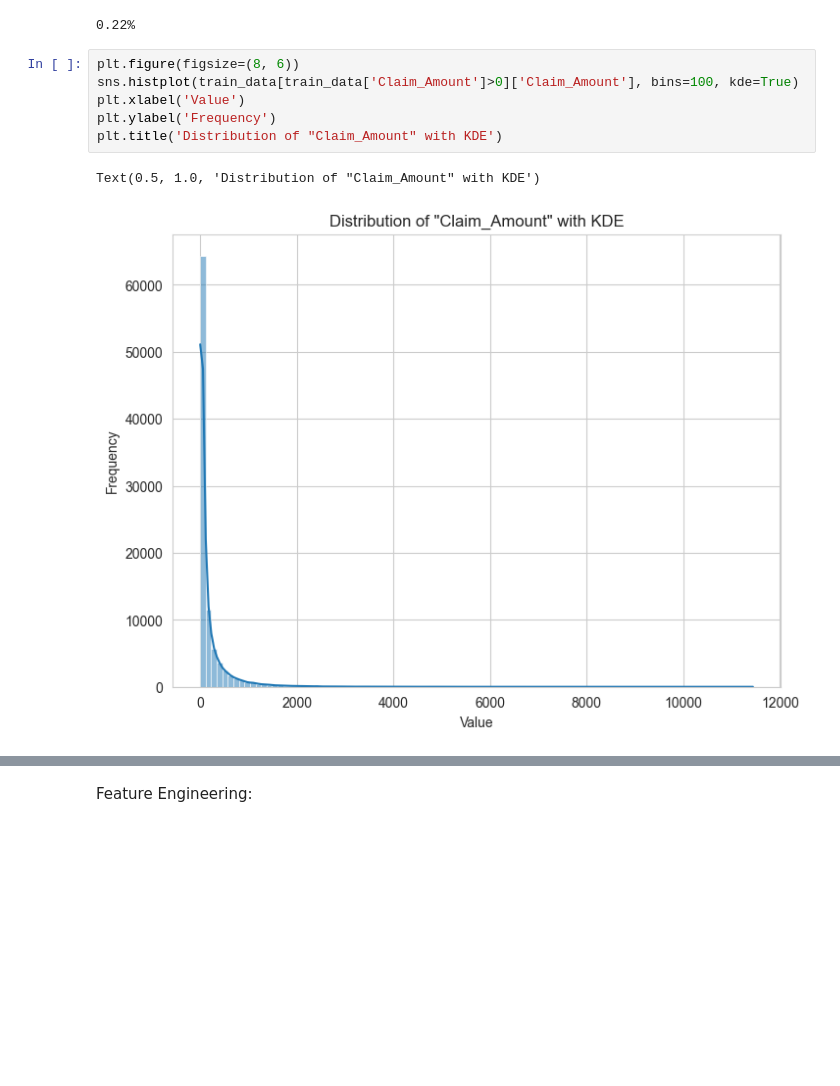
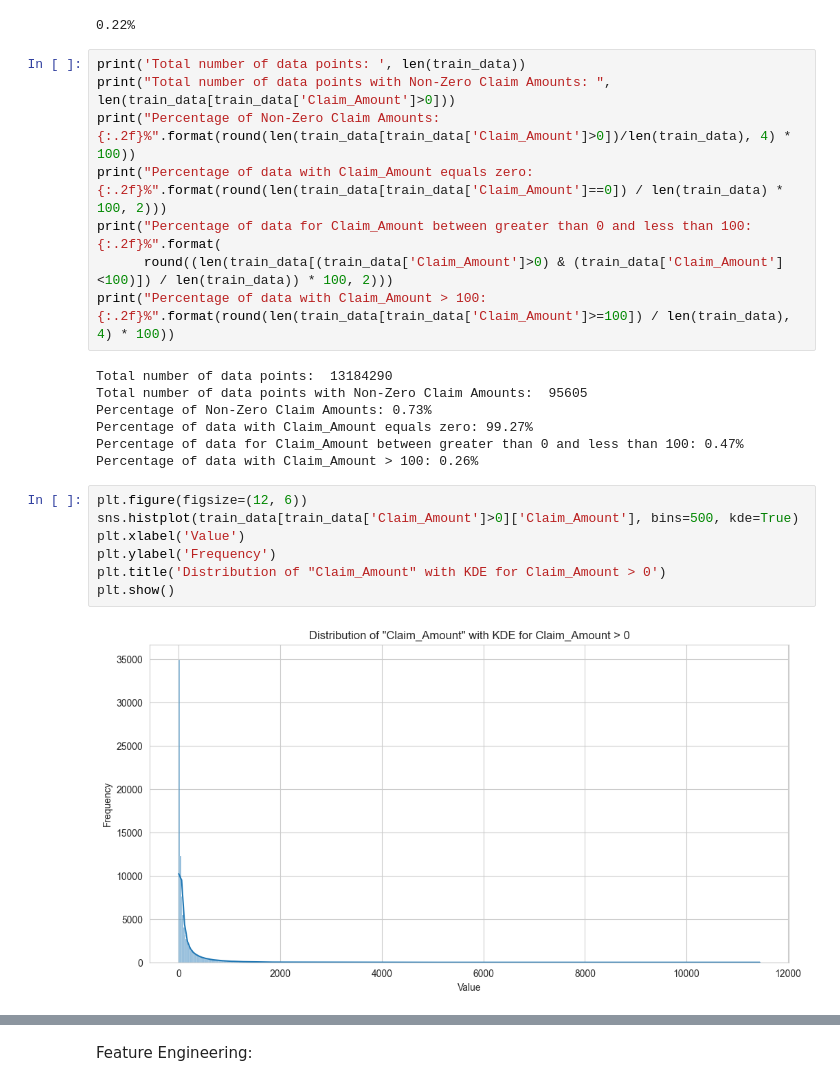
Before and after one commit to AnoopCA/Vehicle_Insurance_Claims_Prediction, a Jupyter notebook: Claims_Prediction.ipynb, the cells around one changed output, grey strips where cells are left out. Drawn from its saved outputs; the diff is of its cells as text; blank space fills up the shorter version.

```diff
--- a/Claims_Prediction.ipynb
+++ b/Claims_Prediction.ipynb
@@ -317,13 +317,28 @@ null_count[null_count['Null_Count'] > 0]
 print("{:.2f}%".format(round(null_count[null_count['Null_Count'] > 0].loc['Cat12'][0] / len(train_data) * 100, 2)))
 # %% [output]
 0.22%
+# %%
+print('Total number of data points: ', len(train_data))
+print("Total number of data points with Non-Zero Claim Amounts: ", len(train_data[train_data['Claim_Amount']>0]))
+print("Percentage of Non-Zero Claim Amounts: {:.2f}%".format(round(len(train_data[train_data['Claim_Amount']>0])/len(train_data), 4) * 100))
+print("Percentage of data with Claim_Amount equals zero: {:.2f}%".format(round(len(train_data[train_data['Claim_Amount']==0]) / len(train_data) * 100, 2)))
+print("Percentage of data for Claim_Amount between greater than 0 and less than 100: {:.2f}%".format(
+      round((len(train_data[(train_data['Claim_Amount']>0) & (train_data['Claim_Amount']<100)]) / len(train_data)) * 100, 2)))
+print("Percentage of data with Claim_Amount > 100: {:.2f}%".format(round(len(train_data[train_data['Claim_Amount']>=100]) / len(train_data), 4) * 100))
+# %% [output]
+Total number of data points:  13184290
+Total number of data points with Non-Zero Claim Amounts:  95605
+Percentage of Non-Zero Claim Amounts: 0.73%
+Percentage of data with Claim_Amount equals zero: 99.27%
+Percentage of data for Claim_Amount between greater than 0 and less than 100: 0.47%
+Percentage of data with Claim_Amount > 100: 0.26%
 # %%
-plt.figure(figsize=(8, 6))
-sns.histplot(train_data[train_data['Claim_Amount']>0]['Claim_Amount'], bins=100, kde=True)
+plt.figure(figsize=(12, 6))
+sns.histplot(train_data[train_data['Claim_Amount']>0]['Claim_Amount'], bins=500, kde=True)
 plt.xlabel('Value')
 plt.ylabel('Frequency')
-plt.title('Distribution of "Claim_Amount" with KDE')
+plt.title('Distribution of "Claim_Amount" with KDE for Claim_Amount > 0')
+plt.show()
 # %% [output]
-Text(0.5, 1.0, 'Distribution of "Claim_Amount" with KDE')
-[figure, old version]
+[figure, new version]
 # %%
```
Also changed, not shown: parts of 4 cells of this notebook.
